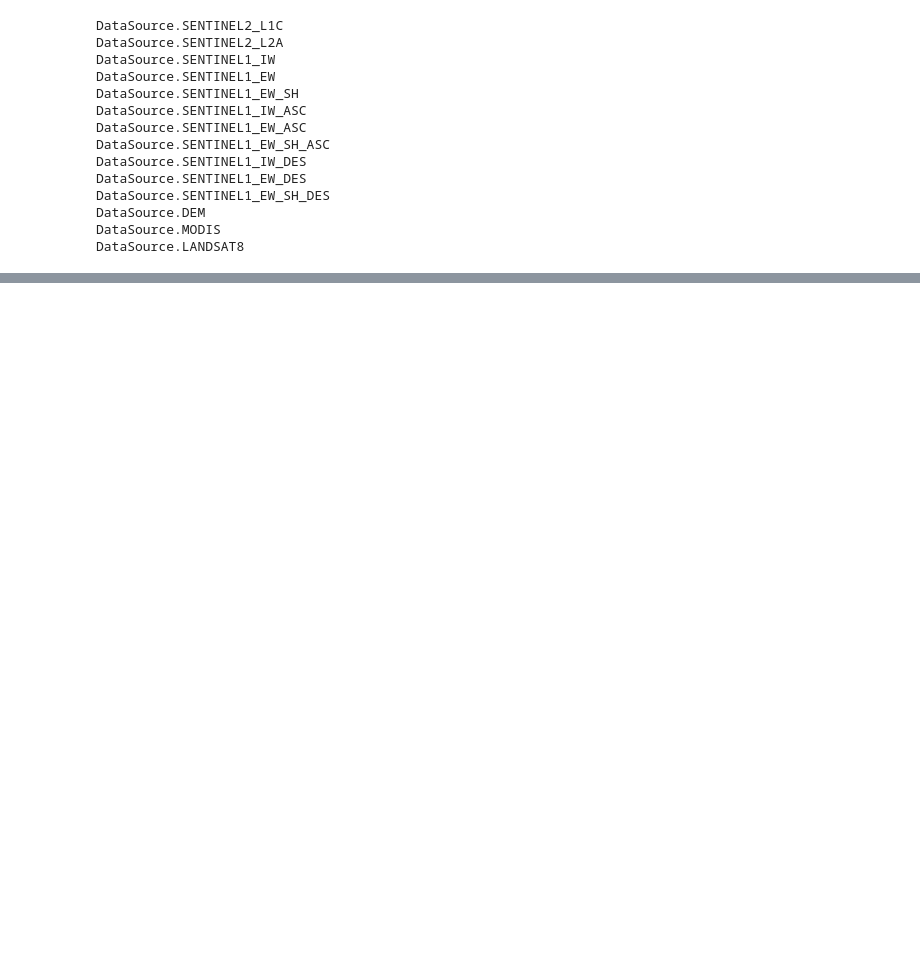
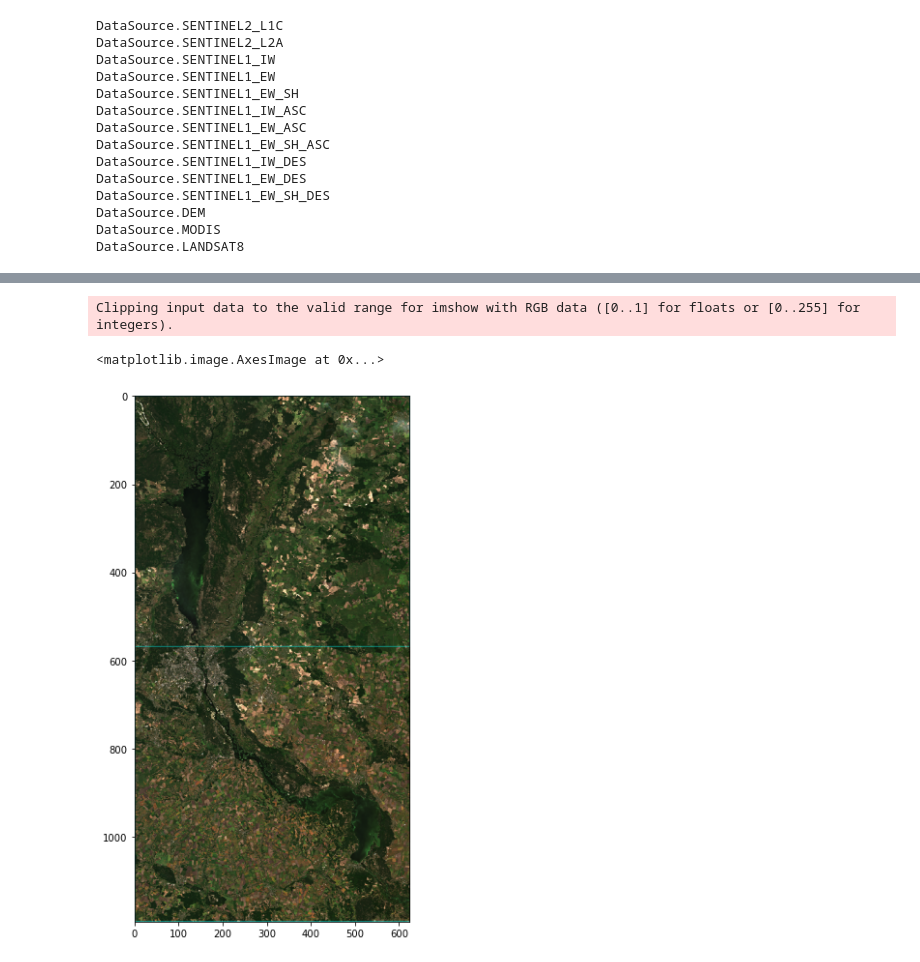
Before and after one commit to margo-dubovik/Lab-4, a Jupyter notebook: lab4.ipynb, the cells around one changed output, grey strips where cells are left out. Saved outputs shown, nothing was run; the diff lists cells and outputs as text; code cells hidden in the pictures; blank space fills up the shorter version.

```diff
--- a/lab4.ipynb
+++ b/lab4.ipynb
@@ -139,0 +130,12 @@ Clipping input data to the valid range for imshow with RGB data ([0..1] for floa
+# %%
+gdalData = gdal.Open("data/Sentinel.tiff")
+# %%
+plt.figure(figsize=(20,10))
+plt.imshow(np.dstack([gdalData.GetRasterBand(i).ReadAsArray() for i in [4,3,2]])*4)
+#изображение для общего датасета
+#GetRasterBand - получение отдельного канала
+#gdalData.ReadAsArray() - получение всего растра целиком
+# %% [output]
+Clipping input data to the valid range for imshow with RGB data ([0..1] for floats or [0..255] for integers).
+<matplotlib.image.AxesImage at 0x...>
+[figure, added]
```
Also changed, not shown: parts of 17 cells of this notebook.
